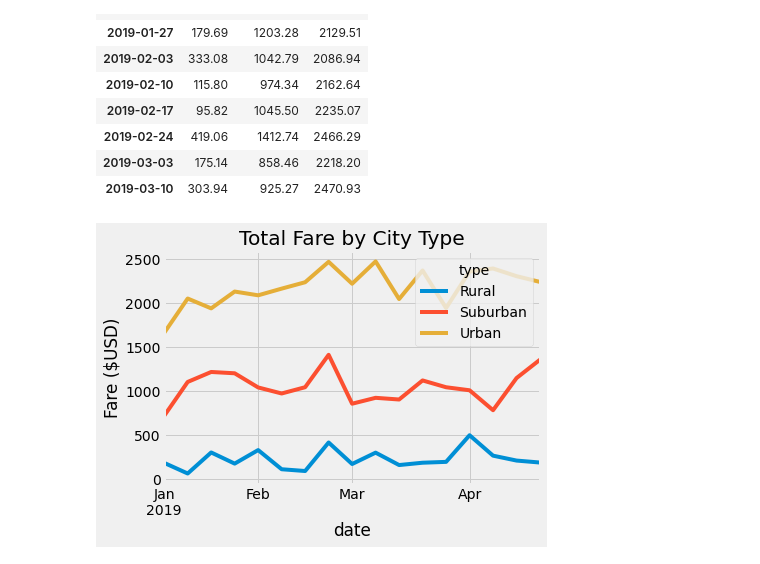
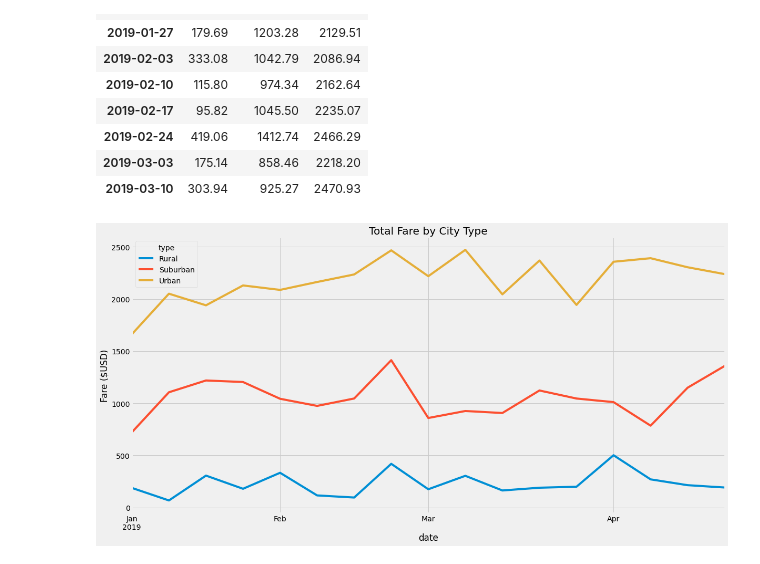
Before and after one commit to leslie-werner/PyBer_Analysis, a Jupyter notebook: PyBer_Challenge.ipynb, the cells around one changed output. Drawn from its saved outputs; the diff is of its cells as text; code cells hidden in the pictures.

```diff
--- a/PyBer_Challenge.ipynb
+++ b/PyBer_Challenge.ipynb
@@ -226,16 +226,17 @@ updated_DataFrame_week.head(10)
 | 2019-03-03 | 175.14 | 858.46 | 2218.20 |
 | 2019-03-10 | 303.94 | 925.27 | 2470.93 |
 # %%
-# 8. Using the object-oriented interface method, plot the resample DataFrame using the df.plot() function.
-updated_DataFrame_week.plot()
-plt.title("Total Fare by City Type")
-plt.ylabel('Fare ($USD)')
 # Import the style from Matplotlib.
 from matplotlib import style
 # Use the graph style fivethirtyeight.
 style.use('fivethirtyeight')
 
+# 8. Using the object-oriented interface method, plot the resample DataFrame using the df.plot() function.
+updated_DataFrame_week.plot(figsize=(18,9))
+plt.title("Total Fare by City Type")
+plt.ylabel('Fare ($USD)')
+
 #saving figure
 plt.savefig("analysis/PyBer_fare_summary.png")
 # %% [output]
-[figure, old version]
+[figure, new version]
```
Also changed, not shown: parts of 3 cells of this notebook.
